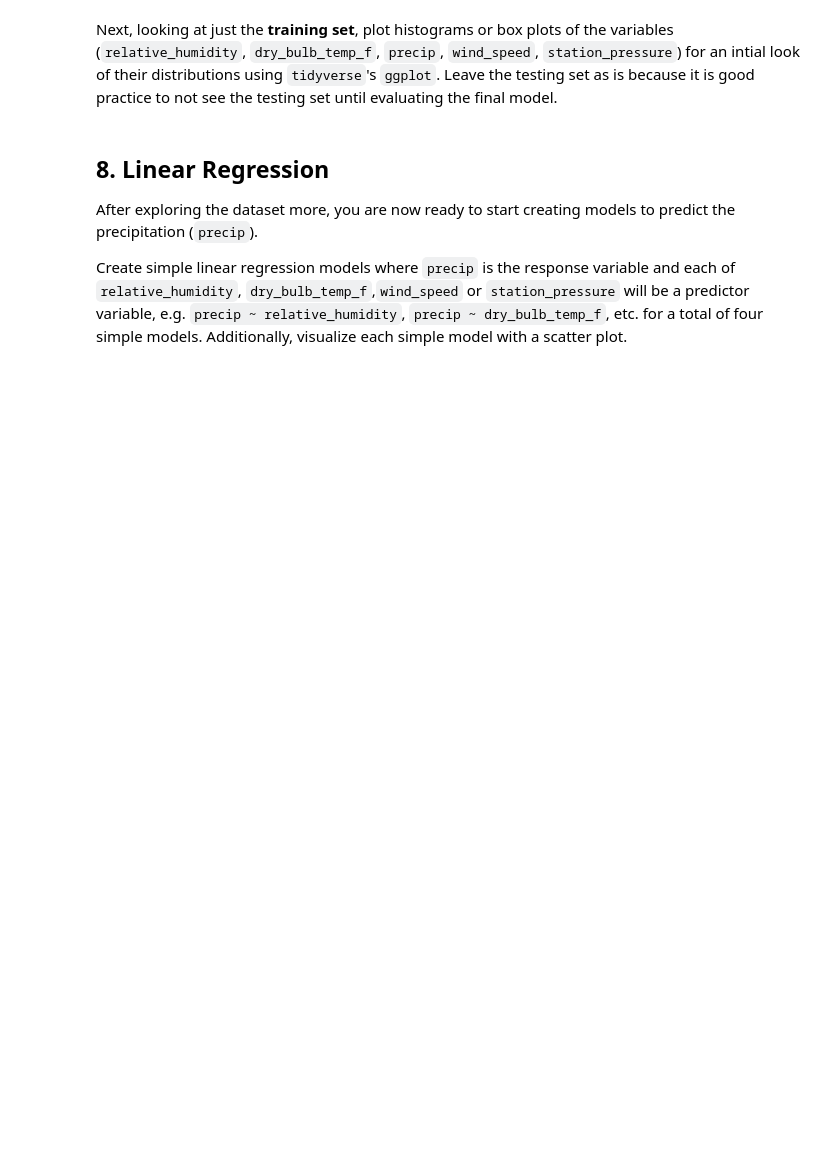
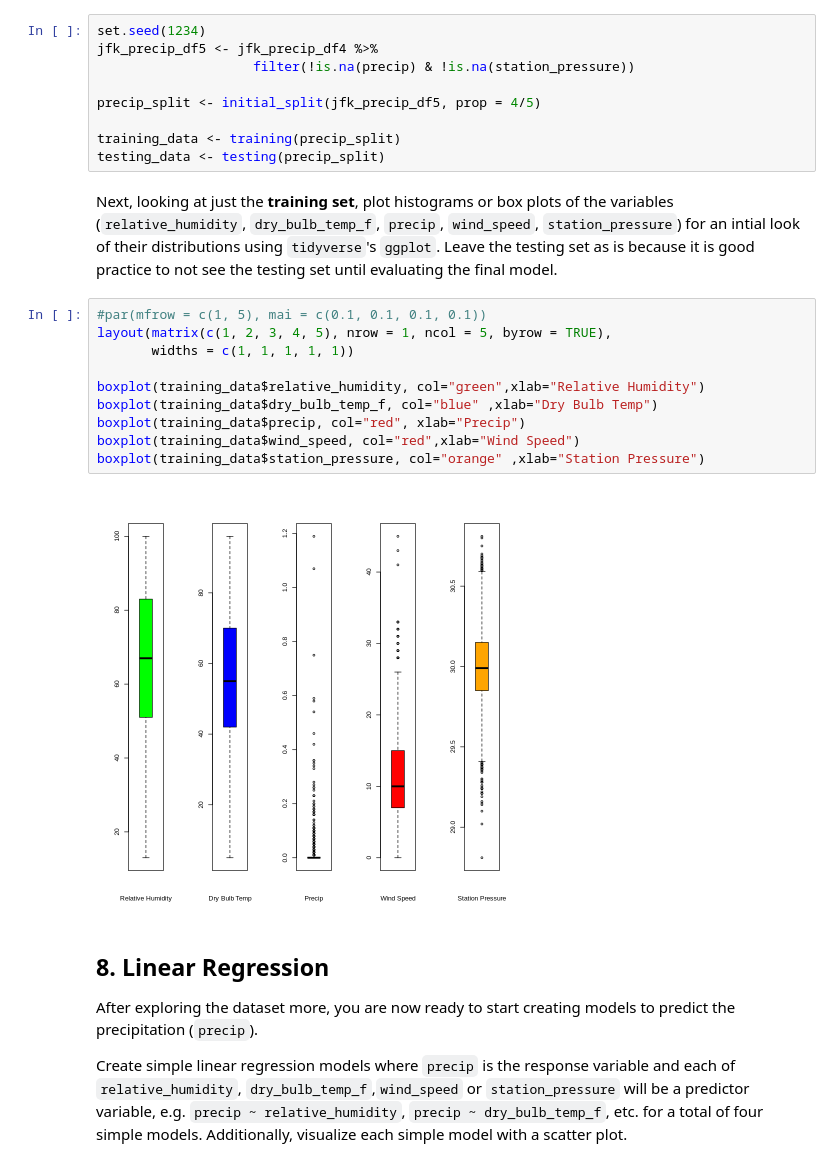
Before and after one commit to hublun/Bayesian_Aggregation_Average_Data, a Jupyter notebook: coursera/IBM-DS-with-R-2-Data-Analysis-with-R.ipynb, the cells around one changed output. Cells and saved outputs as stored; diff of their text form; blank space fills up the shorter version.

```diff
--- a/coursera/IBM-DS-with-R-2-Data-Analysis-with-R.ipynb
+++ b/coursera/IBM-DS-with-R-2-Data-Analysis-with-R.ipynb
@@ -317,8 +317,29 @@ A tibble: 6 × 5
 Now that you have finished preprocessing the dataset, you can can start exploring the columns more.
 
 First, split the data into a training and testing set. Splitting a dataset is done randomly, so to have reproducible results set the seed = 1234. Also, use 80% of the data for training.
+# %%
+set.seed(1234)
+jfk_precip_df5 <- jfk_precip_df4 %>%
+                    filter(!is.na(precip) & !is.na(station_pressure))
+
+precip_split <- initial_split(jfk_precip_df5, prop = 4/5)
+
+training_data <- training(precip_split)
+testing_data <- testing(precip_split)
 # %% [markdown]
 Next, looking at just the **training set**, plot histograms or box plots of the variables (`relative_humidity`, `dry_bulb_temp_f`, `precip`, `wind_speed`,  `station_pressure`) for an intial look of their distributions using `tidyverse`'s `ggplot`. Leave the testing set as is because it is good practice to not see the testing set until evaluating the final model.
+# %%
+#par(mfrow = c(1, 5), mai = c(0.1, 0.1, 0.1, 0.1))
+layout(matrix(c(1, 2, 3, 4, 5), nrow = 1, ncol = 5, byrow = TRUE),
+       widths = c(1, 1, 1, 1, 1))
+
+boxplot(training_data$relative_humidity, col="green",xlab="Relative Humidity")
+boxplot(training_data$dry_bulb_temp_f, col="blue" ,xlab="Dry Bulb Temp")
+boxplot(training_data$precip, col="red", xlab="Precip")
+boxplot(training_data$wind_speed, col="red",xlab="Wind Speed")
+boxplot(training_data$station_pressure, col="orange" ,xlab="Station Pressure")
+# %% [output]
+[figure, added]
 # %% [markdown]
 <a id="cell8"></a>
 ## 8. Linear Regression
```
Also changed, not shown: parts of 4 cells of this notebook, 2 other files.
